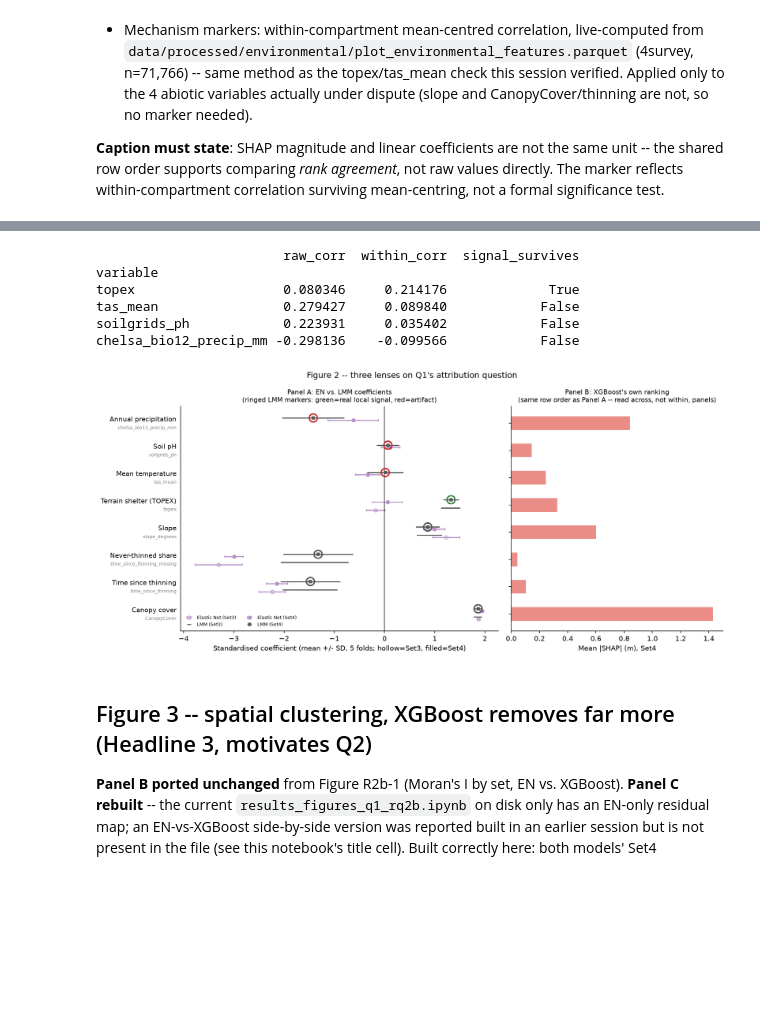
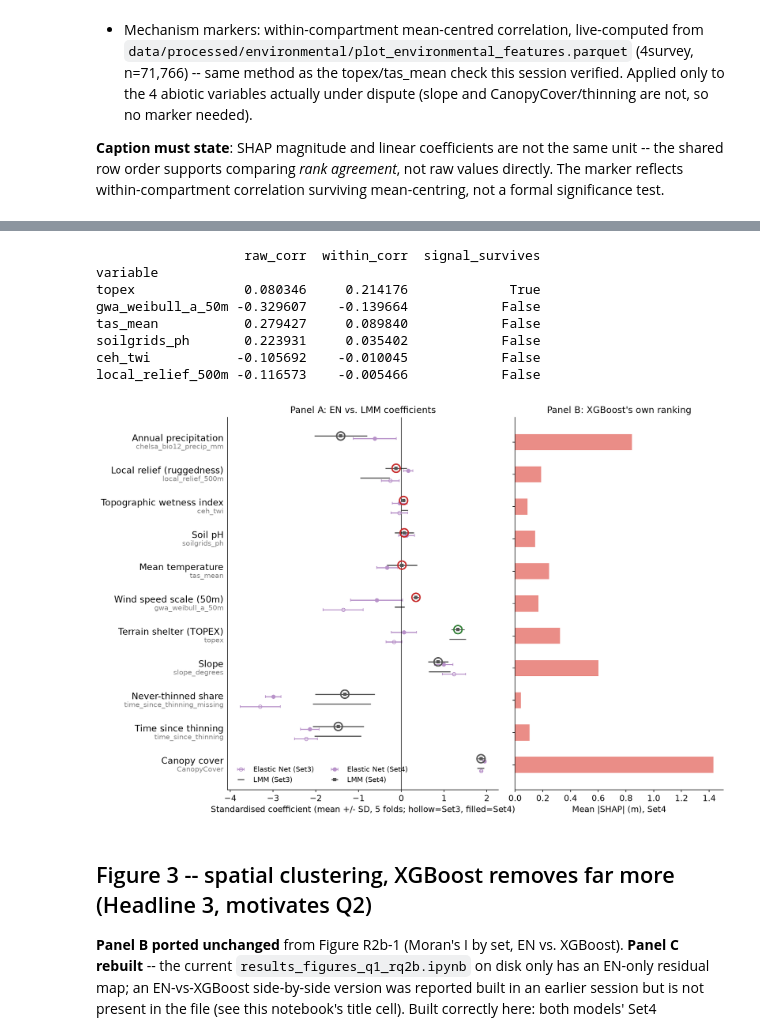
Before and after one commit to shreeyagorasia/forest_diss, a Jupyter notebook: notebooks/results_q1/results_figures_q1_final.ipynb, the cells around one changed output, grey strips where cells are left out. Cells and saved outputs as stored; diff of their text form; code cells hidden in the pictures; blank space fills up the shorter version.

Commit message:
final edits and figures

```diff
--- a/notebooks/results_q1/results_figures_q1_final.ipynb
+++ b/notebooks/results_q1/results_figures_q1_final.ipynb
@@ -283,15 +294,23 @@ chelsa_bio12_precip_mm         0.842836
 dtype: float64
 # %%
 # --- Mechanism markers: within-compartment mean-centred correlation vs. raw pooled
-# correlation, for the 4 abiotic variables under dispute. Same method already verified this
-# session for topex/tas_mean (TEMP_rq2b_topex_tasmean_nonlinearity_check_2026-08-20.tex). ---
+# correlation, for the 6 abiotic variables with a genuine Elastic Net/LMM sign disagreement
+# (per the Discussion text: topex, gwa_weibull_a_50m = real local signal; tas_mean,
+# soilgrids_ph, ceh_twi, local_relief_500m = between-compartment artifact).
+# FIXED 2026-08-25: this cell previously tested the wrong 4-variable set (topex, tas_mean,
+# soilgrids_ph, chelsa_bio12_precip_mm) -- missing 3 of the real six, and wrongly including
+# precipitation, which is supposed to be the STABLE, unringed counter-example, not one of the
+# disagreeing variables at all. That bug is why Figure 2 showed precipitation ringed red,
+# contradicting the Discussion text's own claim that it "keeps a clean local link."
 env_features = pd.read_parquet(project_root / "data" / "processed" / "environmental" / "plot_environmental_features.parquet")
 
 MECHANISM_VARS = {
     "topex": "topex",
+    "gwa_weibull_a_50m": "gwa_weibull_a_50m",
     "tas_mean": "tas_mean_4survey",
     "soilgrids_ph": "soilgrids_ph",
-    "chelsa_bio12_precip_mm": "chelsa_bio12_precip_mm",
+    "ceh_twi": "ceh_twi",
+    "local_relief_500m": "local_relief_500m",
 }
 TARGET_COL = "mean_cr_residual_4survey"
 
@@ -317,21 +336,23 @@ for display_name, column_name in MECHANISM_VARS.items():
 mechanism_df = pd.DataFrame(mechanism_rows).set_index("variable")
 print(mechanism_df)
 # %% [output]
-                        raw_corr  within_corr  signal_survives
+                   raw_corr  within_corr  signal_survives
 variable
-topex                   0.080346     0.214176             True
-tas_mean                0.279427     0.089840            False
-soilgrids_ph            0.223931     0.035402            False
-chelsa_bio12_precip_mm -0.298136    -0.099566            False
+topex              0.080346     0.214176             True
+gwa_weibull_a_50m -0.329607    -0.139664            False
+tas_mean           0.279427     0.089840            False
+soilgrids_ph       0.223931     0.035402            False
+ceh_twi           -0.105692    -0.010045            False
+local_relief_500m -0.116573    -0.005466            False
 # %%
-fig, (ax_a, ax_shap) = plt.subplots(1, 2, figsize=(13, 6), gridspec_kw={"width_ratios": [1.5, 1]}, sharey=True)
+fig, (ax_a, ax_shap) = plt.subplots(1, 2, figsize=(13, 8.5), gridspec_kw={"width_ratios": [1.3, 1]}, sharey=True)
 
 y_positions = np.arange(len(CURATED_VARIABLES))
 row_offsets = {"Set3": -0.15, "Set4": 0.15}
 fill_style = {"Set3": "none", "Set4": "full"}
 
 # marker edge colour per variable: green = confirmed real local signal, red = artifact, grey =
-# not tested (not one of the 4 disputed abiotic variables).
+# not tested (not one of the 6 disputed abiotic variables).
 marker_edge_colors = []
 for variable in CURATED_VARIABLES:
     if variable in mechanism_df.index:
@@ -360,43 +381,50 @@ for set_label, panel_a_data in [("Set3", fig2_set3), ("Set4", fig2_set4)]:
 # label, raw column name kept underneath (smaller, grey) so the figure stays traceable to the
 # actual data column. ax_a and ax_shap share their y-axis (sharey=True), so labels only need
 # setting once, on ax_a.
 READABLE_NAME_FIG2 = {
     "CanopyCover": "Canopy cover",
     "time_since_thinning": "Time since thinning",
     "time_since_thinning_missing": "Never-thinned share",
     "slope_degrees": "Slope",
     "topex": "Terrain shelter (TOPEX)",
+    "gwa_weibull_a_50m": "Wind speed scale (50m)",
     "tas_mean": "Mean temperature",
     "soilgrids_ph": "Soil pH",
+    "ceh_twi": "Topographic wetness index",
+    "local_relief_500m": "Local relief (ruggedness)",
     "chelsa_bio12_precip_mm": "Annual precipitation",
 }
 ax_a.axvline(0, color="black", linewidth=0.8)
 ax_a.set_yticks(y_positions)
 ax_a.set_yticklabels([])
 ax_a.tick_params(axis="y", length=0)
 for y, raw_name in zip(y_positions, CURATED_VARIABLES):
     ax_a.annotate(READABLE_NAME_FIG2[raw_name], xy=(0, y), xycoords=("axes fraction", "data"),
                   xytext=(-6, 5), textcoords="offset points", ha="right", va="center",
-                  fontsize=9.5, color="black")
+                  fontsize=13, color="black")
     ax_a.annotate(raw_name, xy=(0, y), xycoords=("axes fraction", "data"),
                   xytext=(-6, -7), textcoords="offset points", ha="right", va="center",
-                  fontsize=6.5, color="grey")
-ax_a.set_xlabel("Standardised coefficient (mean +/- SD, 5 folds; hollow=Set3, filled=Set4)")
-ax_a.set_title("Panel A: EN vs. LMM coefficients\n(ringed LMM markers: green=real local signal, red=artifact)", fontsize=9.5)
-ax_a.legend(fontsize=6.5, frameon=False, loc="lower left", ncol=2)
+                  fontsize=10, color="grey")
+ax_a.set_xlabel("Standardised coefficient (mean +/- SD, 5 folds; hollow=Set3, filled=Set4)", fontsize=12)
+ax_a.tick_params(axis="x", labelsize=12)
+ax_a.set_title("Panel A: EN vs. LMM coefficients", fontsize=13)
+ax_a.legend(fontsize=10, frameon=False, loc="lower left", ncol=2)
 
 # --- SHAP panel: same row order as Panel A, so rank agreement is a straight left-right read ---
 ax_shap.barh(y_positions, shap_curated.values, height=0.5, color=COLOR_XGBOOST, alpha=0.9)
-ax_shap.set_xlabel("Mean |SHAP| (m), Set4")
-ax_shap.set_title("Panel B: XGBoost's own ranking\n(same row order as Panel A -- read across, not within, panels)", fontsize=9.5)
+ax_shap.set_xlabel("Mean |SHAP| (m), Set4", fontsize=12)
+ax_shap.tick_params(axis="x", labelsize=12)
+ax_shap.set_title("Panel B: XGBoost's own ranking", fontsize=13)
 ax_shap.axhline_kwargs = {}  # no-op, just documenting: no shared x-axis with Panel A -- different units by design
 
-fig.suptitle("Figure 2 -- three lenses on Q1's attribution question", fontsize=12)
+# NOTE 2026-08-25: figure-level suptitle removed entirely (not just the "Figure N --" prefix) --
+# the LaTeX caption already carries this. tight_layout's rect no longer needs to reserve top
+# headroom for a suptitle that doesn't exist anymore.
 plt.tight_layout()
-fig.savefig(FIGURES_DIR / "q1_final_fig2_attribution_three_lenses.png", dpi=200)
+fig.savefig(FIGURES_DIR / "q1_final_fig2_attribution_three_lenses.png", dpi=200, bbox_inches="tight")
 plt.show()
 # %% [output]
-[figure, old version]
+[figure, new version]
 # %% [markdown]
 ## Figure 3 -- spatial clustering, XGBoost removes far more (Headline 3, motivates Q2)
 
```
Also changed, not shown: parts of 6 cells of this notebook, 20 other files.
